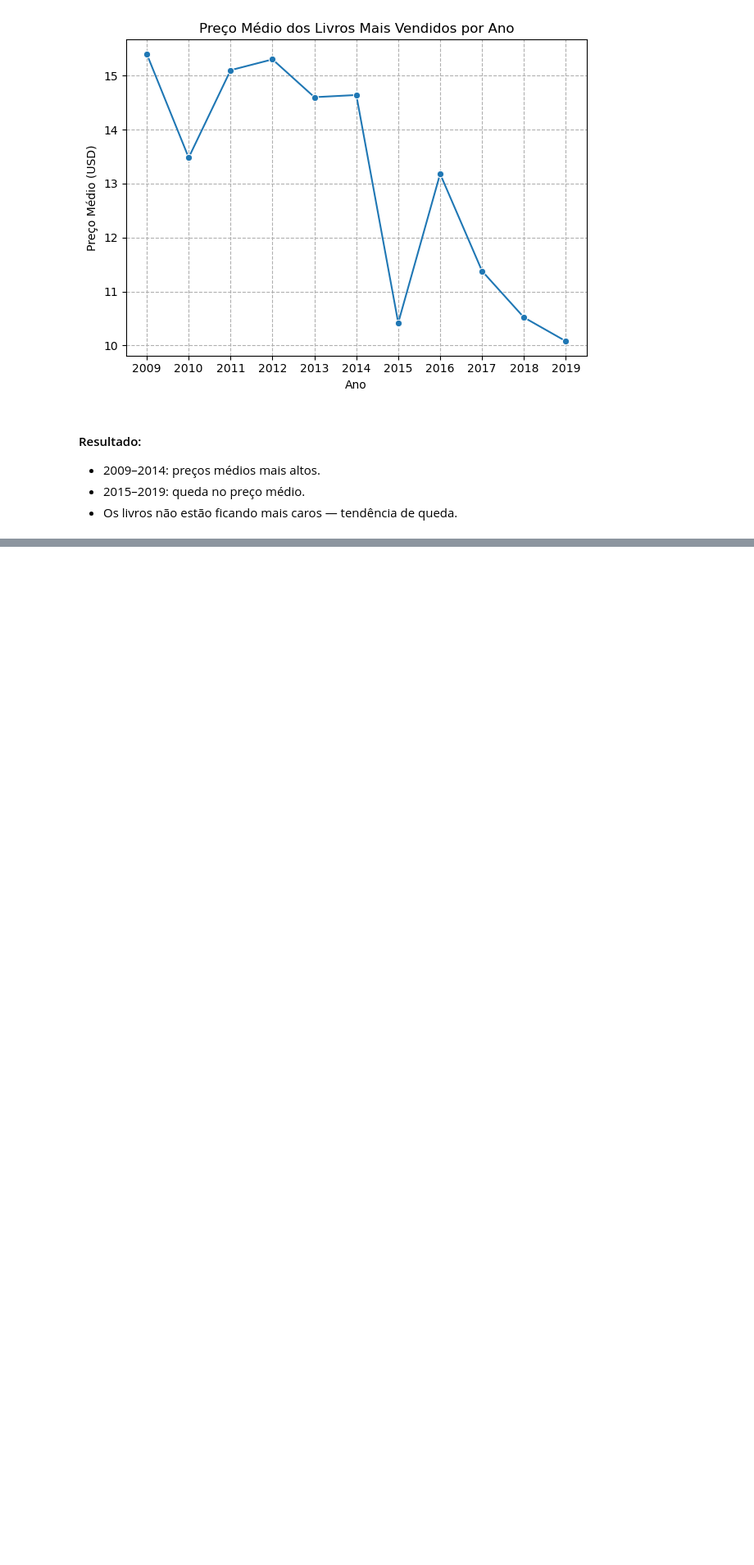
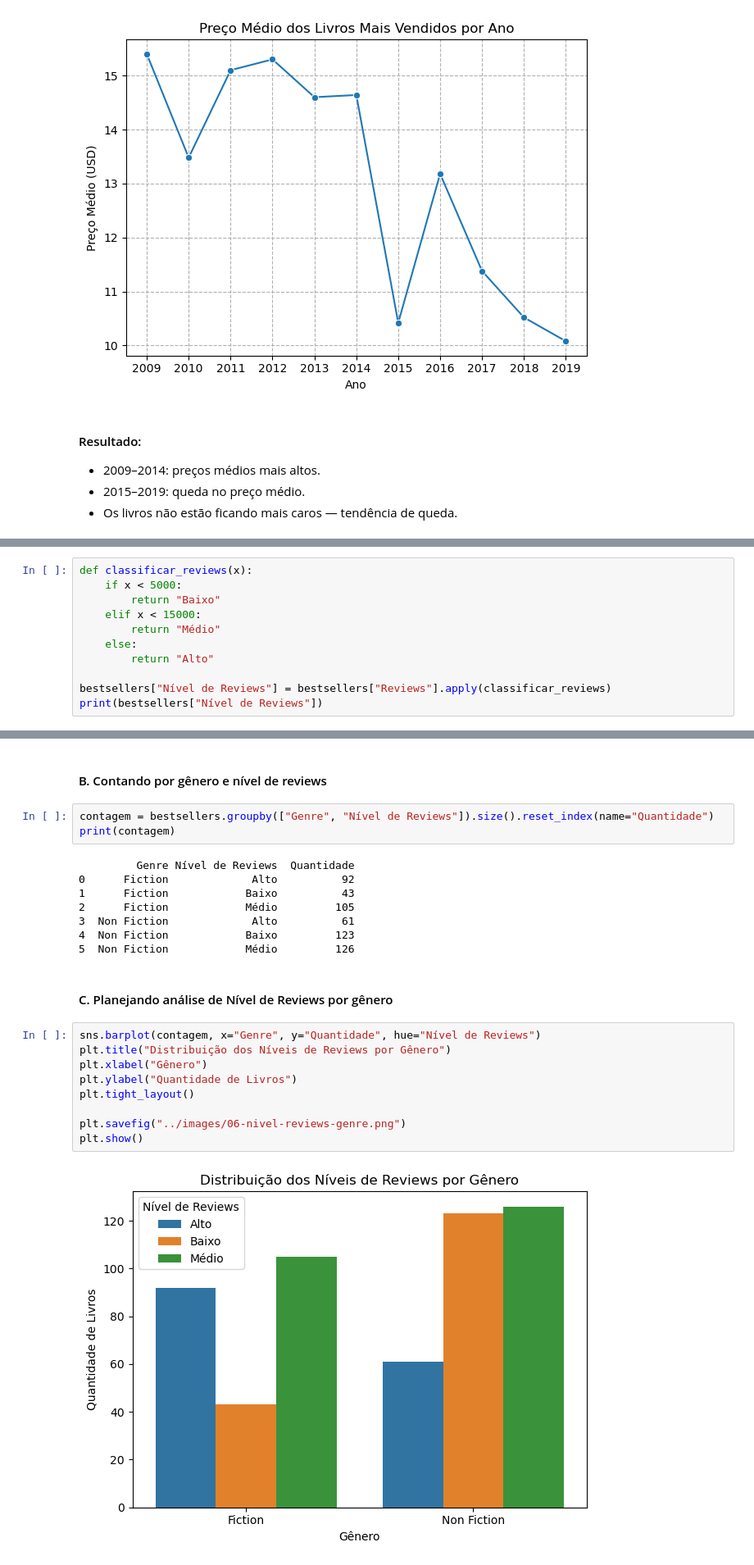
Before and after one commit to GabrielRibeiro0/Analise-de-Dados, a Jupyter notebook: Projetos/Projeto - Amazon Top 50 Bestselling Books 2009–2019/notebooks/bestsellers.ipynb, the cells around one changed output, grey strips where cells are left out. Shown at 82% size. Drawn from its saved outputs; the diff is of its cells as text; blank space fills up the shorter version.

```diff
--- a/Projetos/Projeto - Amazon Top 50 Bestselling Books 2009–2019/notebooks/bestsellers.ipynb
+++ b/Projetos/Projeto - Amazon Top 50 Bestselling Books 2009–2019/notebooks/bestsellers.ipynb
@@ -317,0 +322,11 @@ plt.show()
+# %%
+def classificar_reviews(x):
+    if x < 5000:
+        return "Baixo"
+    elif x < 15000:
+        return "Médio"
+    else:
+        return "Alto"
+
+bestsellers["Nível de Reviews"] = bestsellers["Reviews"].apply(classificar_reviews)
+print(bestsellers["Nível de Reviews"])
@@ -317,0 +346,26 @@ plt.show()
+# %% [markdown]
+#### B. Contando por gênero e nível de reviews
+# %%
+contagem = bestsellers.groupby(["Genre", "Nível de Reviews"]).size().reset_index(name="Quantidade")
+print(contagem)
+# %% [output]
+         Genre Nível de Reviews  Quantidade
+0      Fiction             Alto          92
+1      Fiction            Baixo          43
+2      Fiction            Médio         105
+3  Non Fiction             Alto          61
+4  Non Fiction            Baixo         123
+5  Non Fiction            Médio         126
+# %% [markdown]
+#### C. Planejando análise de Nível de Reviews por gênero
+# %%
+sns.barplot(contagem, x="Genre", y="Quantidade", hue="Nível de Reviews")
+plt.title("Distribuição dos Níveis de Reviews por Gênero")
+plt.xlabel("Gênero")
+plt.ylabel("Quantidade de Livros")
+plt.tight_layout()
+
+plt.savefig("../images/06-nivel-reviews-genre.png")
+plt.show()
+# %% [output]
+[figure, added]
```
Also changed, not shown: parts of 13 cells of this notebook, 2 other files.
